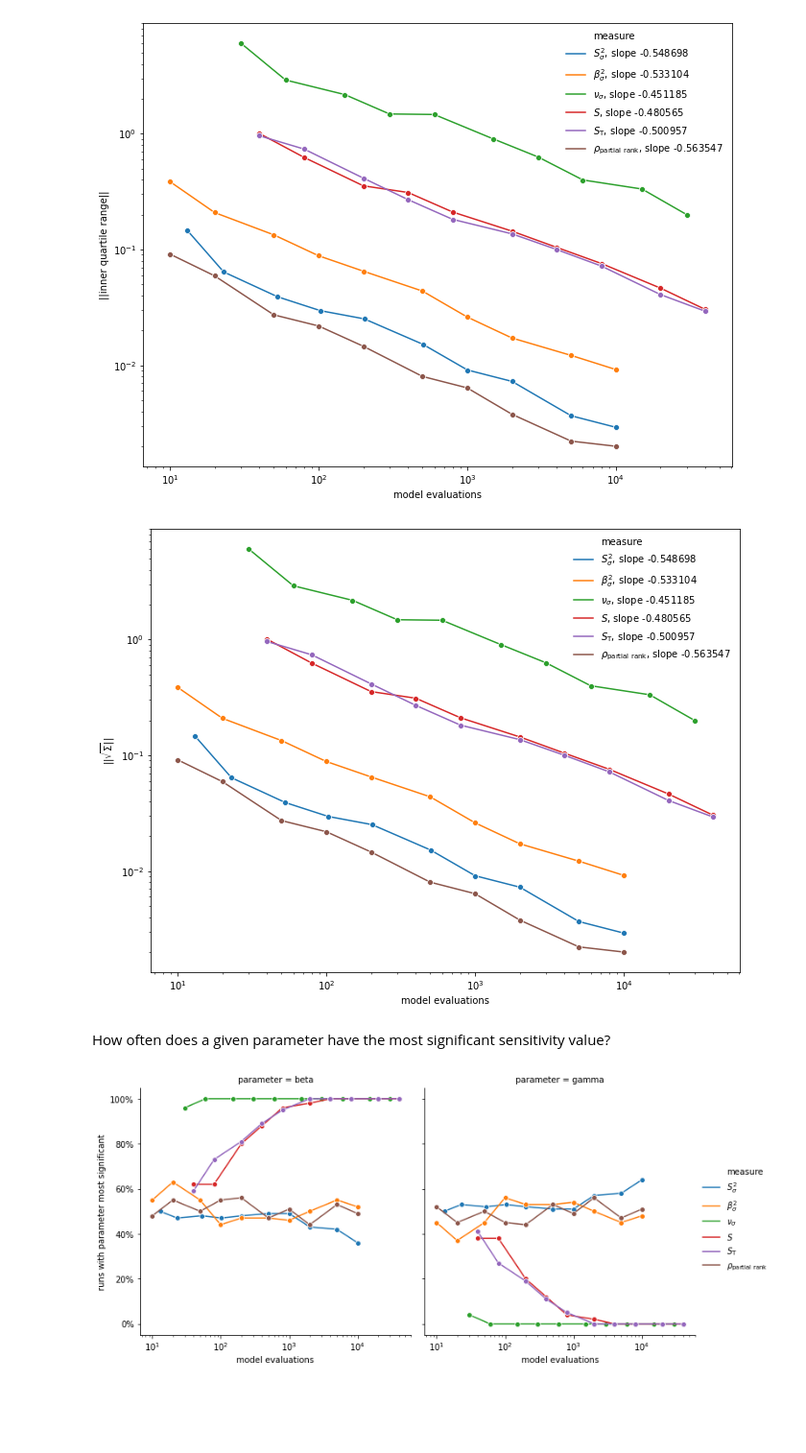
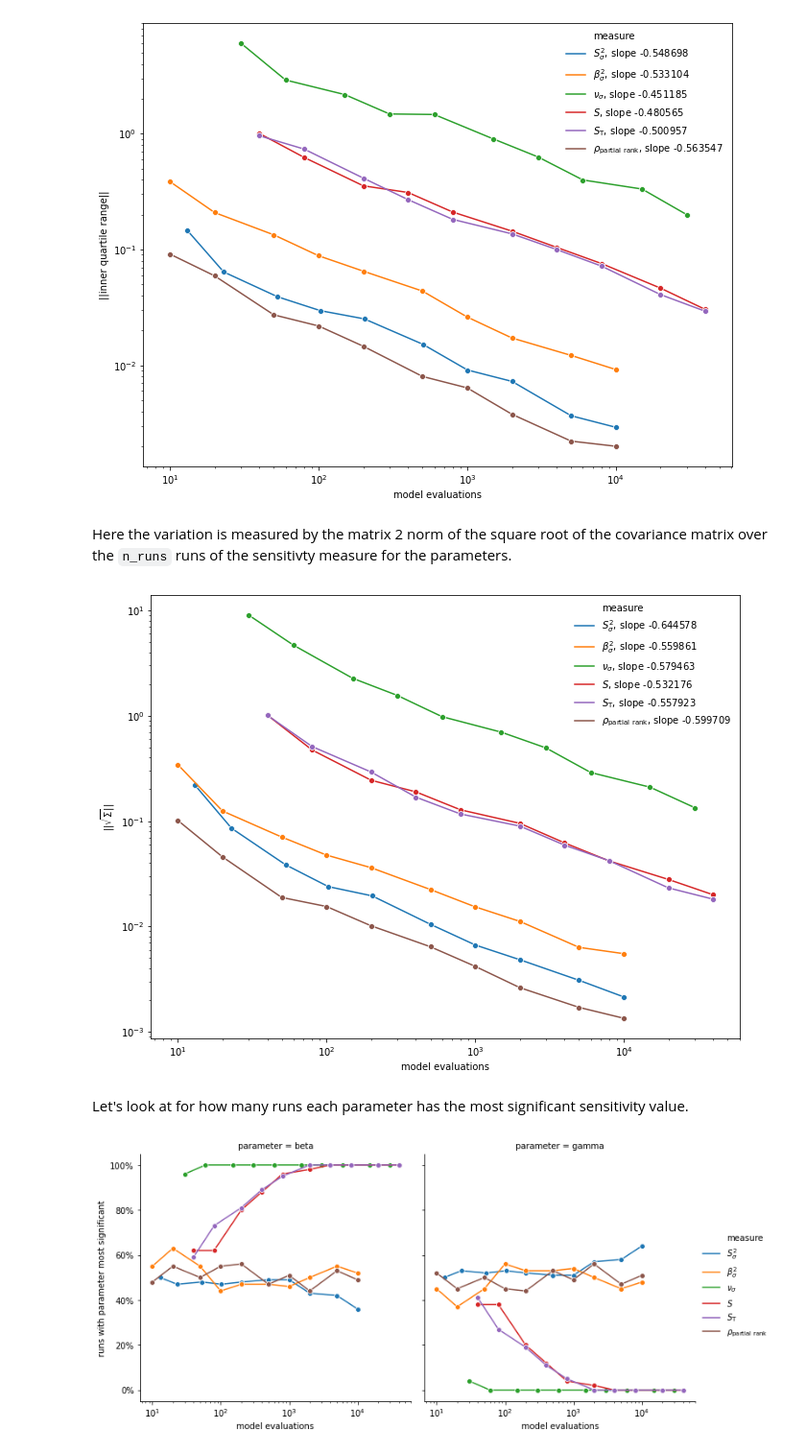
Before and after one commit to janmedlock/sensitivity_analysis, a Jupyter notebook: final_size.ipynb, the cells around one changed output. Shown at 96% size. Saved outputs shown, nothing was run; the diff lists cells and outputs as text; code cells hidden in the pictures; blank space fills up the shorter version.

Commit message:
Fixed bug so now the norm of the square-root covariance matrix is actually plotted. Added some comments.

```diff
--- a/final_size.ipynb
+++ b/final_size.ipynb
@@ -413,4 +443,11 @@ class PartialRankCorrCoef(SensitivityMeasure):
 # %%
+def do_sensitivity_measures(fcn):
+    sensitivity_measures = SensitivityMeasure.__subclasses__()
+    return pandas.concat({cls.label: fcn(cls)
+                          for cls in sensitivity_measures},
+                         axis='index', names=['measure'])
+
+
 def get_do_sample_levels(model, parameters, n_samples, n_runs):
     '''Return a function that computes the sensitivities of the model.'''
     n_parameters = len(parameters)
@@ -432,8 +469,6 @@ n_samples = (10, 20, 50,
              1000, 2000, 5000,
              10000)
 n_runs = 100
-do_sample_levels = get_do_sample_levels(model, parameters, n_samples, n_runs)
-measures = SensitivityMeasure.__subclasses__()
-measure_values = pandas.concat(
-    {cls.label: do_sample_levels(cls) for cls in measures},
-    axis='index', names=['measure'])
+do_sample_levels = get_do_sample_levels(model, parameters,
+                                        n_samples, n_runs)
+measure_values = do_sensitivity_measures(do_sample_levels)
@@ -473,22 +510,24 @@ def plot_IQR_norm(data, **kwds):
 _ = plot_IQR_norm(measure_values, logx=True)
 # %% [output]
 [figure]
+# %% [markdown]
+Here the variation is measured by the matrix 2 norm of the square root of the covariance matrix over the `n_runs` runs of the sensitivty measure for the parameters.
 # %%
 def sqrt_cov_norm(df, ord=2):
     '''The norm of the square root of the covariance matrix.'''
     return numpy.linalg.norm(linalg.sqrtm(df.cov()), ord=ord)
 
 
 def plot_sqrt_cov_norm(data, **kwds):
     ylabel = r'$||\sqrt{\Sigma}\||$'
-    return plot_norm(data, IQR_norm, ylabel, **kwds)
+    return plot_norm(data, sqrt_cov_norm, ylabel, **kwds)
 
 
 _ = plot_sqrt_cov_norm(measure_values, logx=True)
 # %% [output]
-[figure, old version]
+[figure, new version]
-# %% [markdown]
-How often does a given parameter have the most significant sensitivity value?
+# %% [markdown]
+Let's look at for how many runs each parameter has the most significant sensitivity value.
 # %%
 def plot_most_sig(data, logx=False):
     assert len(data.index.names) == 3
```
Also changed, not shown: parts of 24 cells of this notebook.
